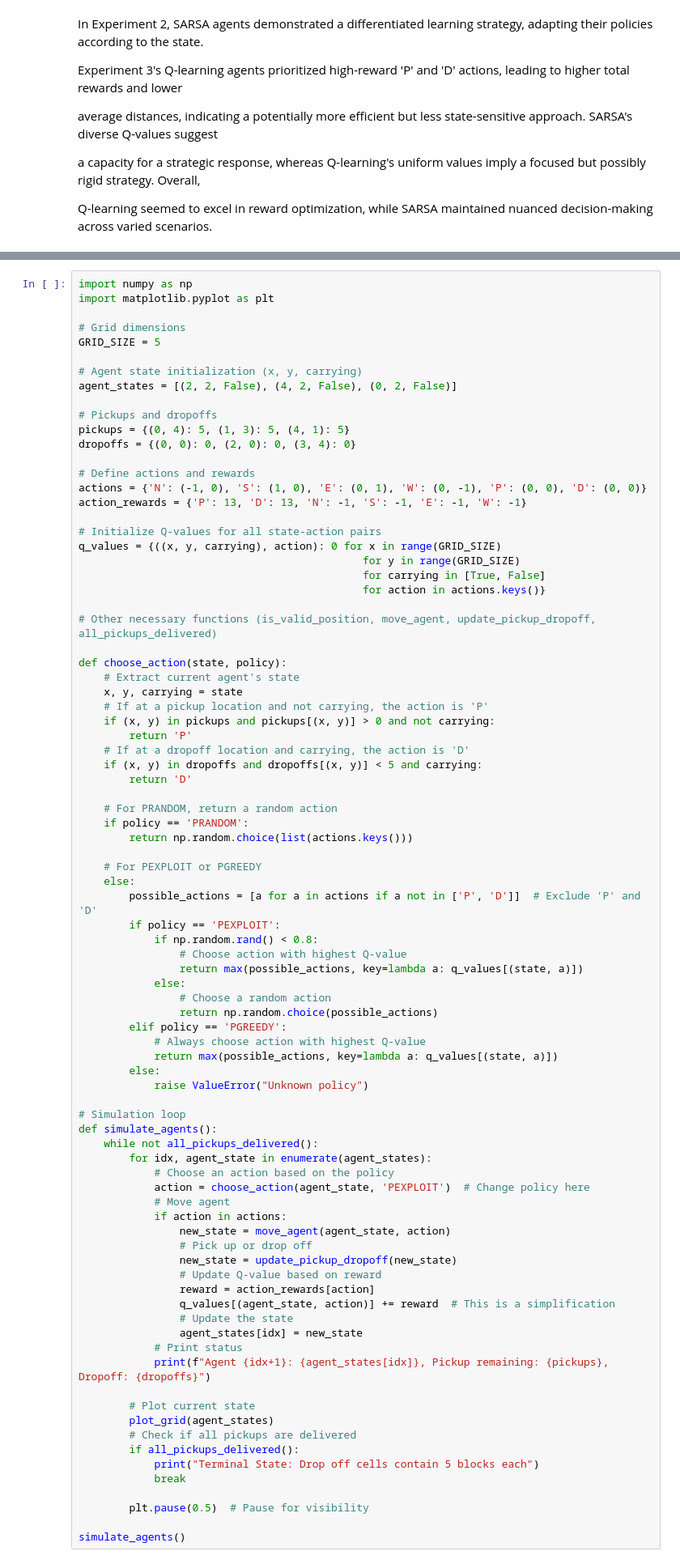
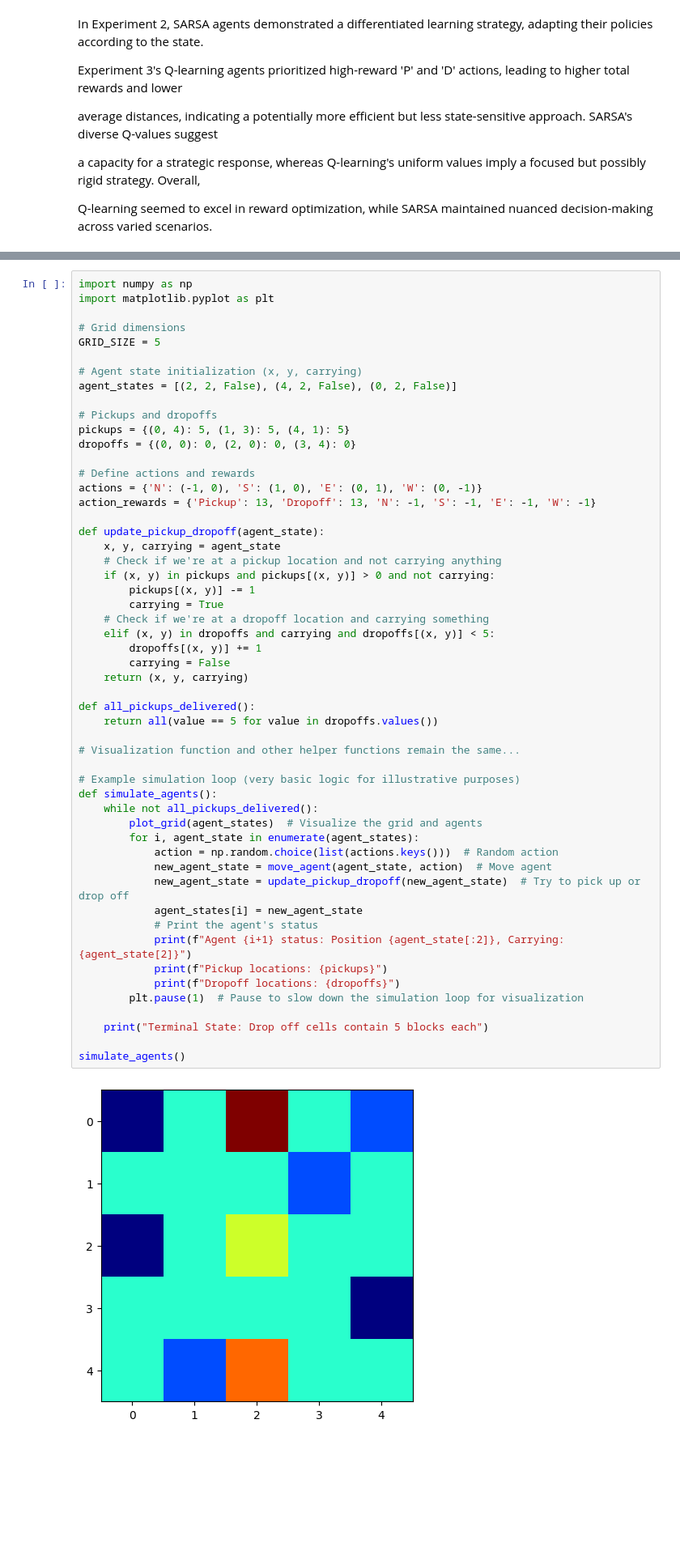
Before and after one commit to DanyalKhan21/COSC4368GroupAssignment, a Jupyter notebook: YM AI.ipynb, the cells around one changed output, grey strips where cells are left out. Shown at 81% size. Saved outputs shown, nothing was run; the diff lists cells and outputs as text; blank space fills up the shorter version.

```diff
--- a/YM AI.ipynb
+++ b/YM AI.ipynb
@@ -796,86 +798,55 @@ Q-learning seemed to excel in reward optimization, while SARSA maintained nuance
 # %%
 import numpy as np
 import matplotlib.pyplot as plt
 
 # Grid dimensions
 GRID_SIZE = 5
 
 # Agent state initialization (x, y, carrying)
 agent_states = [(2, 2, False), (4, 2, False), (0, 2, False)]
 
 # Pickups and dropoffs
 pickups = {(0, 4): 5, (1, 3): 5, (4, 1): 5}
 dropoffs = {(0, 0): 0, (2, 0): 0, (3, 4): 0}
 
 # Define actions and rewards
-actions = {'N': (-1, 0), 'S': (1, 0), 'E': (0, 1), 'W': (0, -1), 'P': (0, 0), 'D': (0, 0)}
-action_rewards = {'P': 13, 'D': 13, 'N': -1, 'S': -1, 'E': -1, 'W': -1}
+actions = {'N': (-1, 0), 'S': (1, 0), 'E': (0, 1), 'W': (0, -1)}
+action_rewards = {'Pickup': 13, 'Dropoff': 13, 'N': -1, 'S': -1, 'E': -1, 'W': -1}
 
-# Initialize Q-values for all state-action pairs
-q_values = {((x, y, carrying), action): 0 for x in range(GRID_SIZE)
-                                             for y in range(GRID_SIZE)
-                                             for carrying in [True, False]
-                                             for action in actions.keys()}
+def update_pickup_dropoff(agent_state):
+    x, y, carrying = agent_state
+    # Check if we're at a pickup location and not carrying anything
+    if (x, y) in pickups and pickups[(x, y)] > 0 and not carrying:
+        pickups[(x, y)] -= 1
+        carrying = True
+    # Check if we're at a dropoff location and carrying something
+    elif (x, y) in dropoffs and carrying and dropoffs[(x, y)] < 5:
+        dropoffs[(x, y)] += 1
+        carrying = False
+    return (x, y, carrying)
 
-# Other necessary functions (is_valid_position, move_agent, update_pickup_dropoff, all_pickups_delivered)
+def all_pickups_delivered():
+    return all(value == 5 for value in dropoffs.values())
 
-def choose_action(state, policy):
-    # Extract current agent's state
-    x, y, carrying = state
-    # If at a pickup location and not carrying, the action is 'P'
-    if (x, y) in pickups and pickups[(x, y)] > 0 and not carrying:
-        return 'P'
-    # If at a dropoff location and carrying, the action is 'D'
-    if (x, y) in dropoffs and dropoffs[(x, y)] < 5 and carrying:
-        return 'D'
+# Visualization function and other helper functions remain the same...
 
-    # For PRANDOM, return a random action
-    if policy == 'PRANDOM':
-        return np.random.choice(list(actions.keys()))
-
-    # For PEXPLOIT or PGREEDY
-    else:
-        possible_actions = [a for a in actions if a not in ['P', 'D']]  # Exclude 'P' and 'D'
-        if policy == 'PEXPLOIT':
-            if np.random.rand() < 0.8:
-                # Choose action with highest Q-value
-                return max(possible_actions, key=lambda a: q_values[(state, a)])
-            else:
-                # Choose a random action
-                return np.random.choice(possible_actions)
-        elif policy == 'PGREEDY':
-            # Always choose action with highest Q-value
-            return max(possible_actions, key=lambda a: q_values[(state, a)])
-        else:
-            raise ValueError("Unknown policy")
-
-# Simulation loop
+# Example simulation loop (very basic logic for illustrative purposes)
 def simulate_agents():
     while not all_pickups_delivered():
-        for idx, agent_state in enumerate(agent_states):
-            # Choose an action based on the policy
-            action = choose_action(agent_state, 'PEXPLOIT')  # Change policy here
-            # Move agent
-            if action in actions:
-                new_state = move_agent(agent_state, action)
-                # Pick up or drop off
-                new_state = update_pickup_dropoff(new_state)
-                # Update Q-value based on reward
-                reward = action_rewards[action]
-                q_values[(agent_state, action)] += reward  # This is a simplification
-                # Update the state
-                agent_states[idx] = new_state
-            # Print status
-            print(f"Agent {idx+1}: {agent_states[idx]}, Pickup remaining: {pickups}, Dropoff: {dropoffs}")
+        plot_grid(agent_states)  # Visualize the grid and agents
+        for i, agent_state in enumerate(agent_states):
+            action = np.random.choice(list(actions.keys()))  # Random action
+            new_agent_state = move_agent(agent_state, action)  # Move agent
+            new_agent_state = update_pickup_dropoff(new_agent_state)  # Try to pick up or drop off
+            agent_states[i] = new_agent_state
+            # Print the agent's status
+            print(f"Agent {i+1} status: Position {agent_state[:2]}, Carrying: {agent_state[2]}")
+            print(f"Pickup locations: {pickups}")
+            print(f"Dropoff locations: {dropoffs}")
+        plt.pause(1)  # Pause to slow down the simulation loop for visualization
 
-        # Plot current state
-        plot_grid(agent_states)
-        # Check if all pickups are delivered
-        if all_pickups_delivered():
-            print("Terminal State: Drop off cells contain 5 blocks each")
-            break
-
-        plt.pause(0.5)  # Pause for visibility
+    print("Terminal State: Drop off cells contain 5 blocks each")
 
 simulate_agents()
 # %% [output]
+[figure, new version]
```
Also changed, not shown: parts of 2 cells of this notebook.
